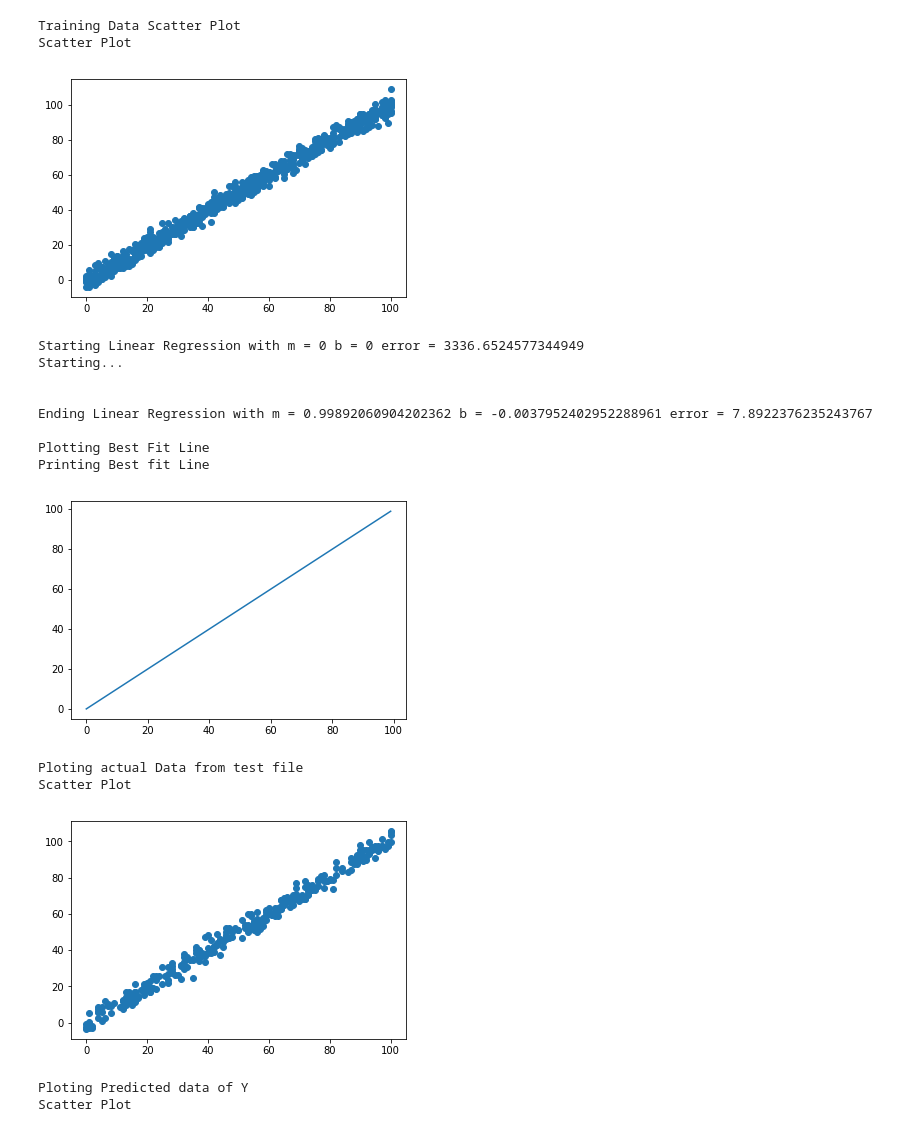
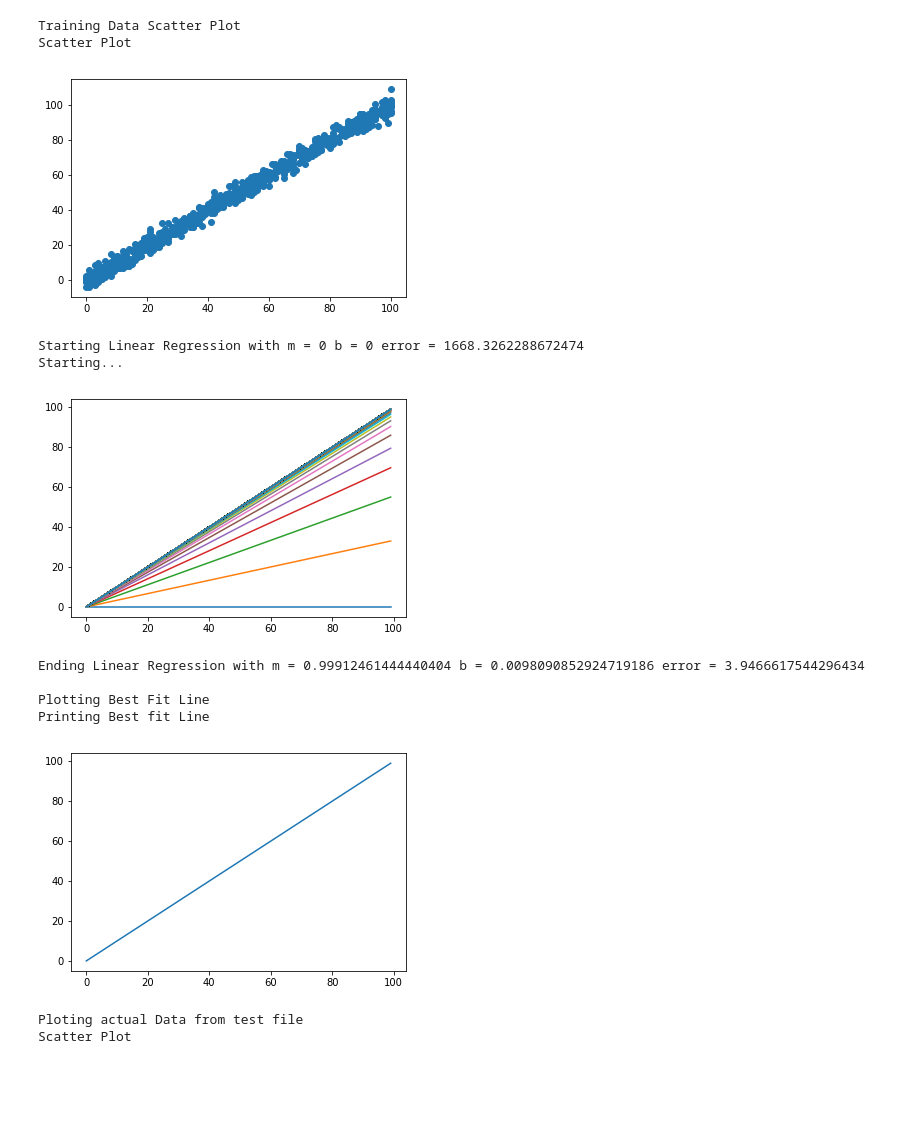
Before and after one commit to sanheensethi/Machine-Learning-Algorithms, a Jupyter notebook: Linear-Regression/Linear_Regression_Jupyter.ipynb, the cells around one changed output. Cells and saved outputs as stored; diff of their text form; code cells hidden in the pictures; blank space fills up the shorter version.

Commit message:
Edited New Linear Regression Using Vectorization and Also Multiple Regression

```diff
--- a/Linear-Regression/Linear_Regression_Jupyter.ipynb
+++ b/Linear-Regression/Linear_Regression_Jupyter.ipynb
@@ -20,7 +20,7 @@ def error(m,b,x,y):
     total_error = 0.0
     for i in range(0,len(x)):
         total_error+= ((m * x[i] + b) - y[i]) ** 2
-    return total_error/float(len(x))
+    return total_error/(2 * float(len(x)))
 
 #Function by which we can get new values of m and b
 #Using gradient descent ( Partial Derivative )
@@ -46,11 +46,13 @@ def step_gradient(m,b,x,y,learning_rate):
 def gradient_descent_run(old_m,old_b,num_iterations,x,y,learning_rate):
     m = old_m # getting old b
     b = old_b # getting old m
+    mb = []
     for i in range(num_iterations):
         #calling step gradient upto num iterations time
         #in this m and b get change again and again upto num iterations
+        mb.append([m,b])
         m,b = step_gradient(m,b,x,y,learning_rate)
-    return m,b
+    return m,b,mb
 
 #Test file data to run Test on calculated final m and b
 #and predict the y
@@ -78,7 +80,8 @@ def train(datafile,delimiter_in_file,skiping_header,num,alpha):
     print('Starting Linear Regression with m = '+str(m_initial)+' b = '+str(b_initial)+' error = ' + str(error(m_initial,b_initial,x,y)))
     print('Starting...')
     print()
-    m,b = gradient_descent_run(m_initial,b_initial,num_iterations,x,y,learning_rate)
+    m,b,mb = gradient_descent_run(m_initial,b_initial,num_iterations,x,y,learning_rate)
+    plot_lines(mb)
     print()
     print('Ending Linear Regression with m = '+str(m)+' b = '+str(b)+' error = ' + str(error(m,b,x,y)))
     print()
@@ -86,6 +89,27 @@ def train(datafile,delimiter_in_file,skiping_header,num,alpha):
     plot_final_line(m,b) #Plotting Best Fit Line
     return m,b,error(m,b,x,y)
 
+def plot_lines(mb):
+    xyi=[]
+    for i in range(0,len(mb)):
+        m = mb[i][0]
+        b = mb[i][1]
+        xyi.append(xy(m,b))
+    pl(xyi)
+
+def pl(xyi):
+    for i in range(0,len(xyi)):
+        plt.plot(xyi[i][0],xyi[i][1])
+    plt.show()
+
+def xy(m,b):
+    x = []
+    y = []
+    for i in range(0,100):
+        x.append(i)
+    for i in range(0,len(x)):
+        y.append(m * x[i] + b)
+    return x,y
 #plotting Scatter Graph Function
 def plot_graph(x,y):
     print('Scatter Plot')
@@ -110,44 +134,41 @@ def run(trainfile,testfile,delimiter,skip_header,num,alpha):
     #getting x and y from test data file
     x,y = getdata(testfile,delimiter,skip_header)
     #plotting graph of actual dataset in test
     print('Ploting actual Data from test file')
     plot_graph(x,y)
     print()
     #Calculating Prediction of y
     y_new = test(m,b,x)
     print()
     #plotting graph of Predicted y with actual x
     print('Ploting Predicted data of Y ')
     plot_graph(x,y_new)
     print()
     #printing y actual and corresponding to its y_new
     for i in range(0,len(y)):
         print('Y actual = ' + str(y[i]),end = ' | ')
         print('Y Predicted = ' + str(y_new[i]))
     print()
     print('Ending Linear Regression with m = '+str(m)+' b = '+str(b)+' error = ' + str(e))
     print()
 
 # --------------Main---------------- #
 
-run('data/train.csv','data/test.csv',',',1,5000,0.0001)
+#run('data/train.csv','data/test.csv',',',1,30000,0.0001)
+run('data/train.csv','data/test.csv',',',1,1001,0.0001)
 print()
 print('Sanheen Sethi')
 # %% [output]
 Training Data Scatter Plot
 Scatter Plot
 [figure]
-Starting Linear Regression with m = 0 b = 0 error = 3336.6524577344949
+Starting Linear Regression with m = 0 b = 0 error = 1668.3262288672474
 Starting...
-
-
-Ending Linear Regression with m = 0.99892060904202362 b = -0.0037952402952288961 error = 7.8922376235243767
-
-Plotting Best Fit Line
-Printing Best fit Line
-[figure, old version]
+[figure, new version]
-Ploting actual Data from test file
-Scatter Plot
+Ending Linear Regression with m = 0.99912461444440404 b = 0.0098090852924719186 error = 3.9466617544296434
+
+Plotting Best Fit Line
+Printing Best fit Line
-[figure, old version]
+[figure, new version]
-Ploting Predicted data of Y
+Ploting actual Data from test file
 Scatter Plot
```
Also changed, not shown: parts of 1 cell of this notebook, 7 other files.
